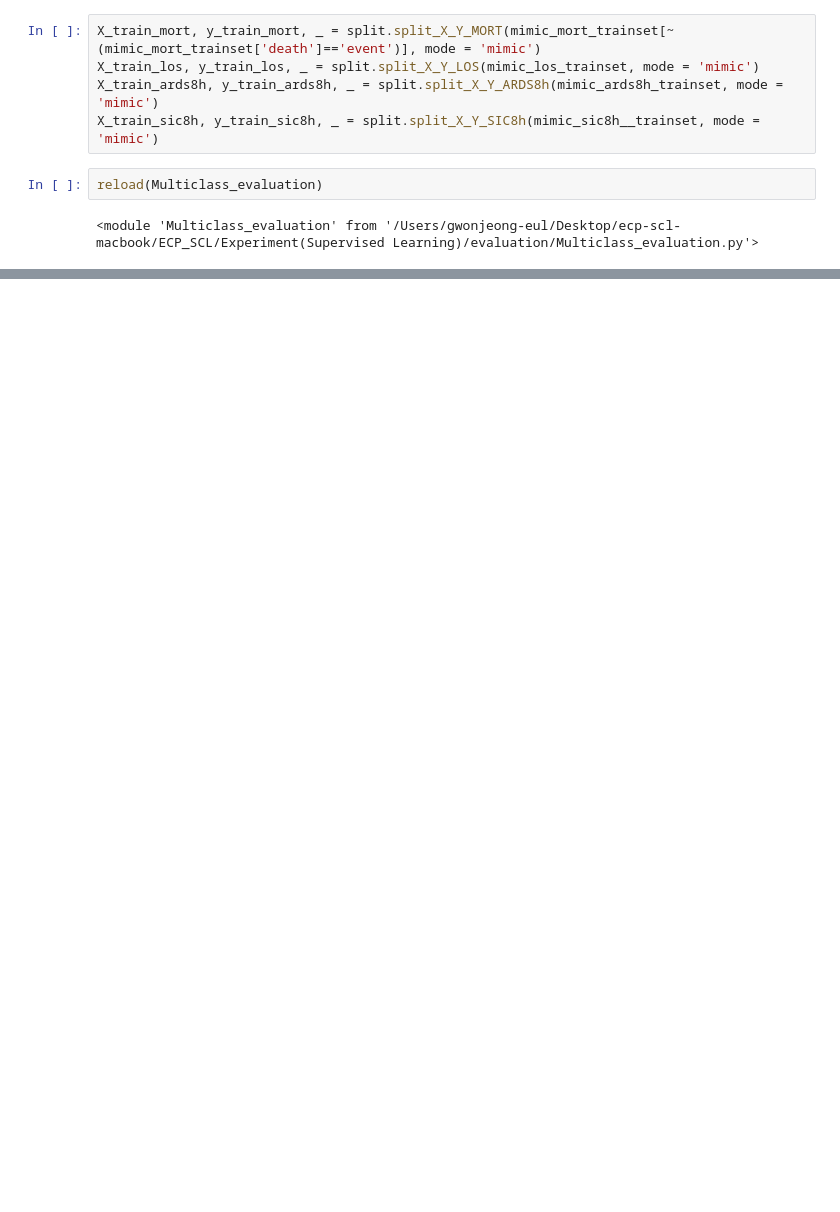
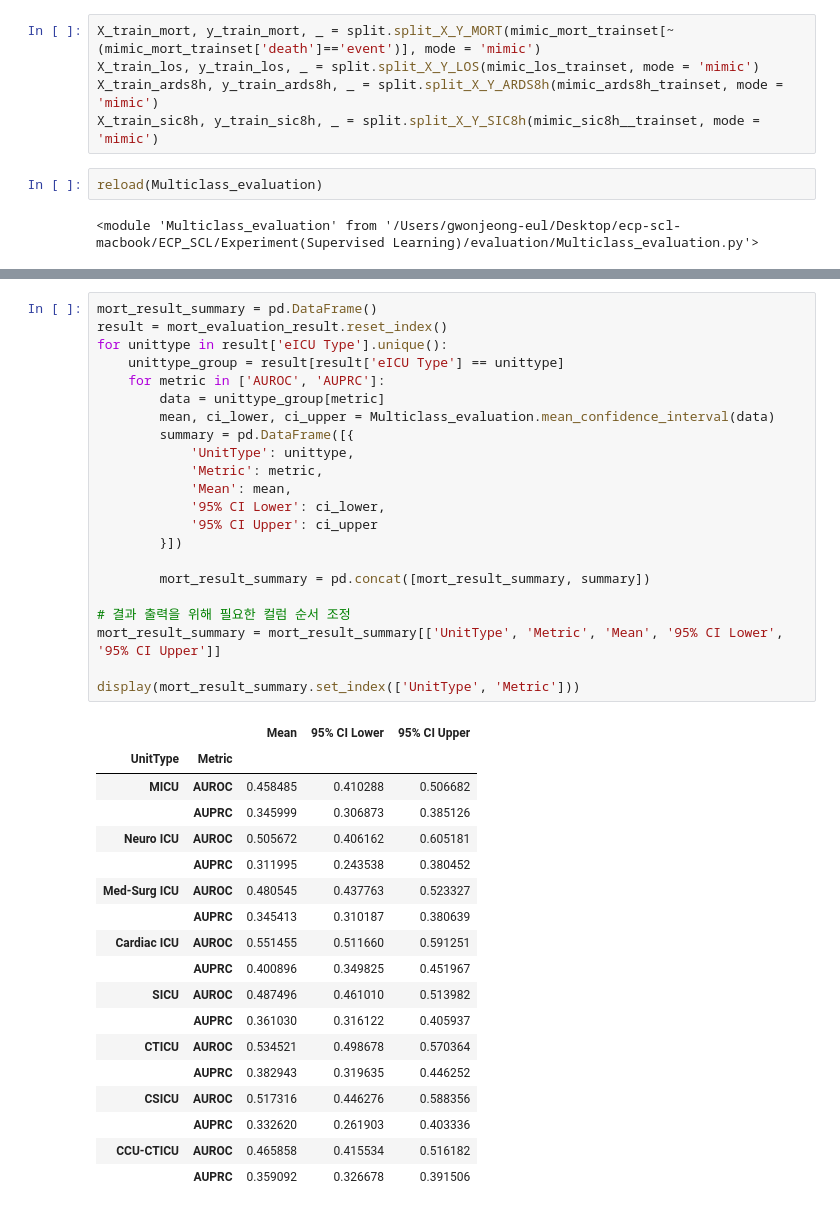
Before and after one commit to Jeong-Eul/CLEAR-Shock, a Jupyter notebook: Experiment(Supervised Learning)/sub task prediction/Baseline Subtask.ipynb, the cells around one changed output, grey strips where cells are left out. Drawn from its saved outputs; the diff is of its cells as text; blank space fills up the shorter version.

```diff
--- a/Experiment(Supervised Learning)/sub task prediction/Baseline Subtask.ipynb
+++ b/Experiment(Supervised Learning)/sub task prediction/Baseline Subtask.ipynb
@@ -225,0 +227,41 @@ sic_models, result_sic = Multiclass_evaluation.create_subtask(X, Y, X_test_sic8h
+# %%
+mort_result_summary = pd.DataFrame()
+result = mort_evaluation_result.reset_index()
+for unittype in result['eICU Type'].unique():
+    unittype_group = result[result['eICU Type'] == unittype]
+    for metric in ['AUROC', 'AUPRC']:
+        data = unittype_group[metric]
+        mean, ci_lower, ci_upper = Multiclass_evaluation.mean_confidence_interval(data)
+        summary = pd.DataFrame([{
+            'UnitType': unittype,
+            'Metric': metric,
+            'Mean': mean,
+            '95% CI Lower': ci_lower,
+            '95% CI Upper': ci_upper
+        }])
+
+        mort_result_summary = pd.concat([mort_result_summary, summary])
+
+# 결과 출력을 위해 필요한 컬럼 순서 조정
+mort_result_summary = mort_result_summary[['UnitType', 'Metric', 'Mean', '95% CI Lower', '95% CI Upper']]
+
+display(mort_result_summary.set_index(['UnitType', 'Metric']))
+# %% [output]
+|  |  | Mean | 95% CI Lower | 95% CI Upper |
+| UnitType | Metric |  |  |  |
+| MICU | AUROC | 0.458485 | 0.410288 | 0.506682 |
+|  | AUPRC | 0.345999 | 0.306873 | 0.385126 |
+| Neuro ICU | AUROC | 0.505672 | 0.406162 | 0.605181 |
+|  | AUPRC | 0.311995 | 0.243538 | 0.380452 |
+| Med-Surg ICU | AUROC | 0.480545 | 0.437763 | 0.523327 |
+|  | AUPRC | 0.345413 | 0.310187 | 0.380639 |
+| Cardiac ICU | AUROC | 0.551455 | 0.511660 | 0.591251 |
+|  | AUPRC | 0.400896 | 0.349825 | 0.451967 |
+| SICU | AUROC | 0.487496 | 0.461010 | 0.513982 |
+|  | AUPRC | 0.361030 | 0.316122 | 0.405937 |
+| CTICU | AUROC | 0.534521 | 0.498678 | 0.570364 |
+|  | AUPRC | 0.382943 | 0.319635 | 0.446252 |
+| CSICU | AUROC | 0.517316 | 0.446276 | 0.588356 |
+|  | AUPRC | 0.332620 | 0.261903 | 0.403336 |
+| CCU-CTICU | AUROC | 0.465858 | 0.415534 | 0.516182 |
+|  | AUPRC | 0.359092 | 0.326678 | 0.391506 |
```
Also changed, not shown: parts of 15 cells of this notebook, 3 other files.
